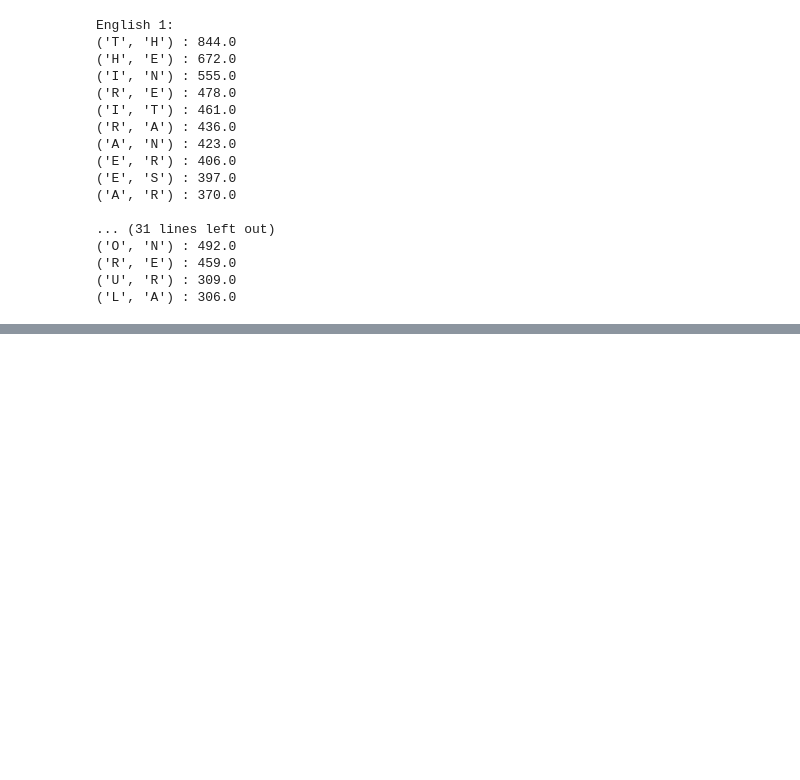
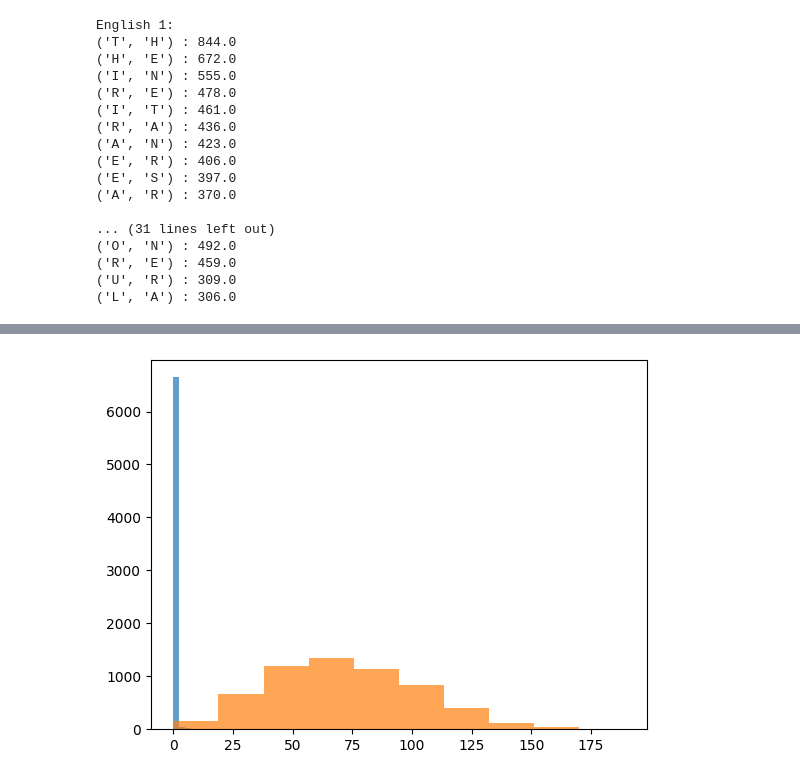
Before and after one commit to IconOfDreamers99/IIITH-AIML, a Jupyter notebook: My_notebook_of_Extracting_features_from_data_.ipynb, the cells around one changed output, grey strips where cells are left out. Saved outputs shown, nothing was run; the diff lists cells and outputs as text; code cells hidden in the pictures; blank space fills up the shorter version.

```diff
--- a/My_notebook_of_Extracting_features_from_data_.ipynb
+++ b/My_notebook_of_Extracting_features_from_data_.ipynb
@@ -198,0 +258,8 @@ English 1:
+# %%
+hole1 = np.array([getHolePixels(i).sum() for i in no1])
+hole0 = np.array([getHolePixels(i).sum() for i in no0])
+
+plt.hist(hole1, alpha = 0.7);
+plt.hist(hole0, alpha = 0.7);
+# %% [output]
+[figure, added]
```
Also changed, not shown: parts of 18 cells of this notebook.
